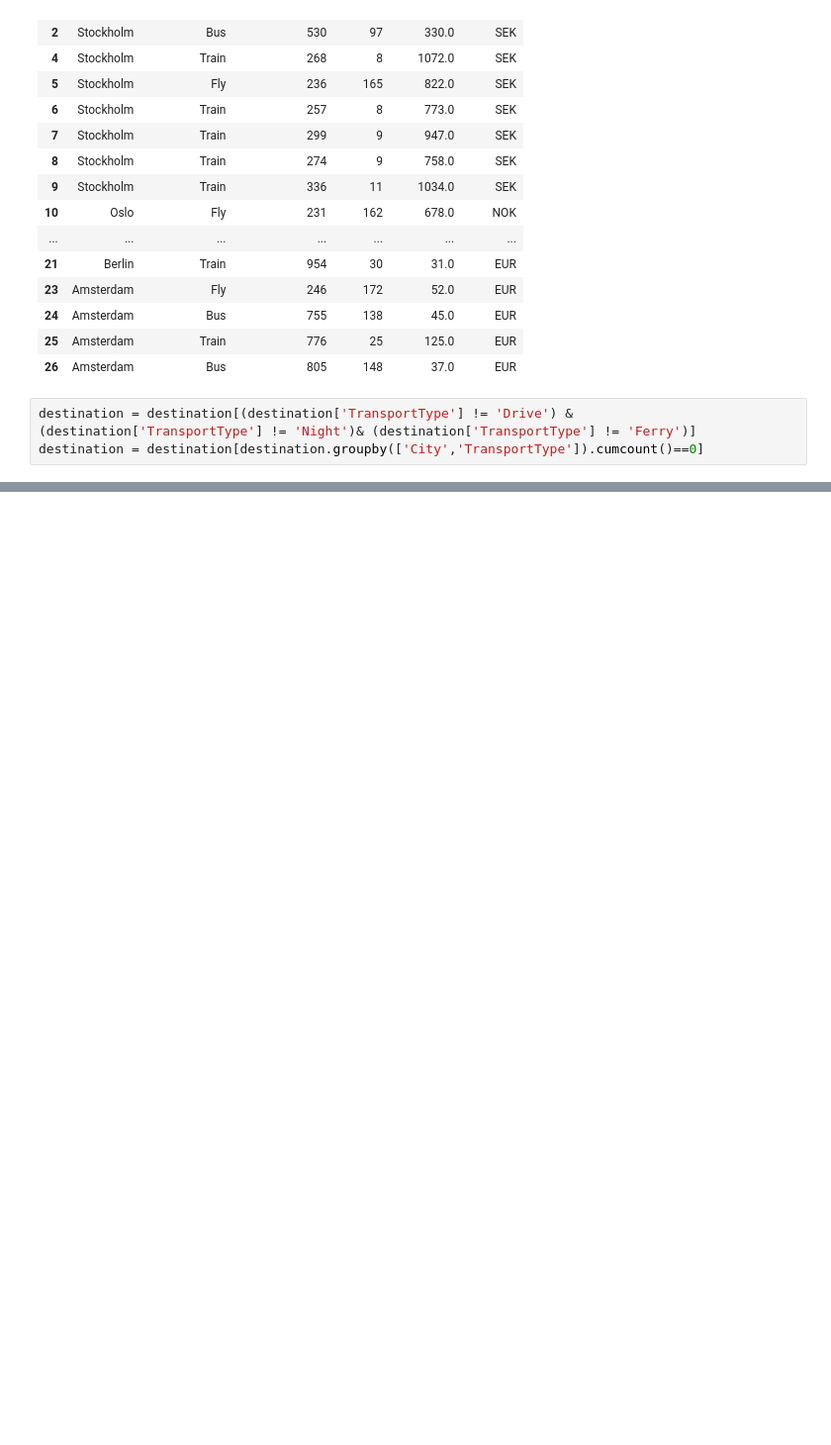
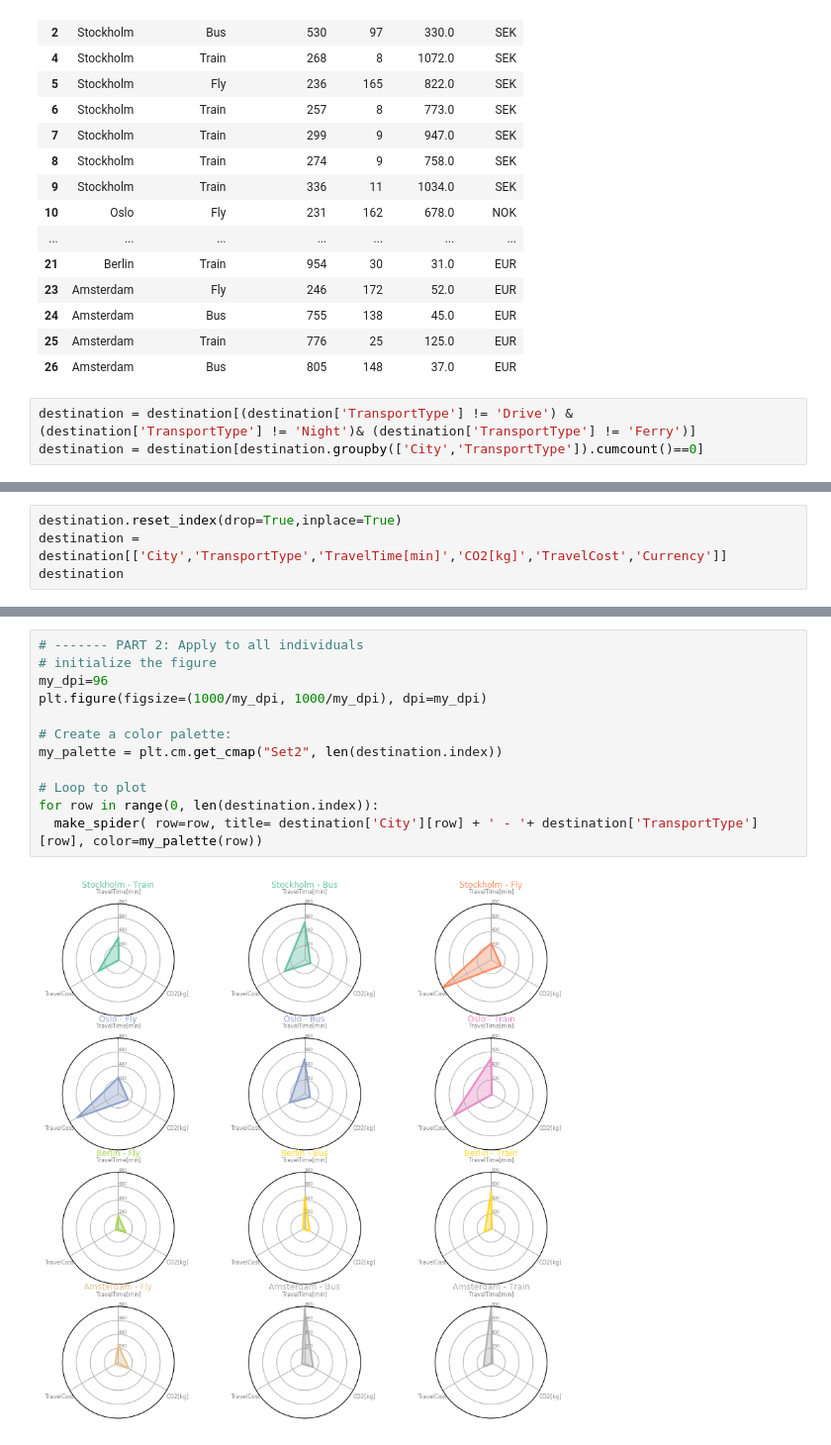
Before and after one commit to junauh/sustainable-travel-cost-comparison, a Jupyter notebook: Cost_of_Travel_CPH.ipynb, the cells around one changed output, grey strips where cells are left out. Shown at 99% size. Cells and saved outputs as stored; diff of their text form; blank space fills up the shorter version.

```diff
--- a/Cost_of_Travel_CPH.ipynb
+++ b/Cost_of_Travel_CPH.ipynb
@@ -154,0 +141,4 @@ destination
+# %%
+destination.reset_index(drop=True,inplace=True)
+destination = destination[['City','TransportType','TravelTime[min]','CO2[kg]','TravelCost','Currency']]
+destination
@@ -158,0 +199,14 @@ Plot the travel costs data on Radar Charts, adapted from https://matplotlib.org/
+# %%
+# ------- PART 2: Apply to all individuals
+# initialize the figure
+my_dpi=96
+plt.figure(figsize=(1000/my_dpi, 1000/my_dpi), dpi=my_dpi)
+
+# Create a color palette:
+my_palette = plt.cm.get_cmap("Set2", len(destination.index))
+
+# Loop to plot
+for row in range(0, len(destination.index)):
+  make_spider( row=row, title= destination['City'][row] + ' - '+ destination['TransportType'][row], color=my_palette(row))
+# %% [output]
+[figure, added]
```
Also changed, not shown: parts of 5 cells of this notebook.
